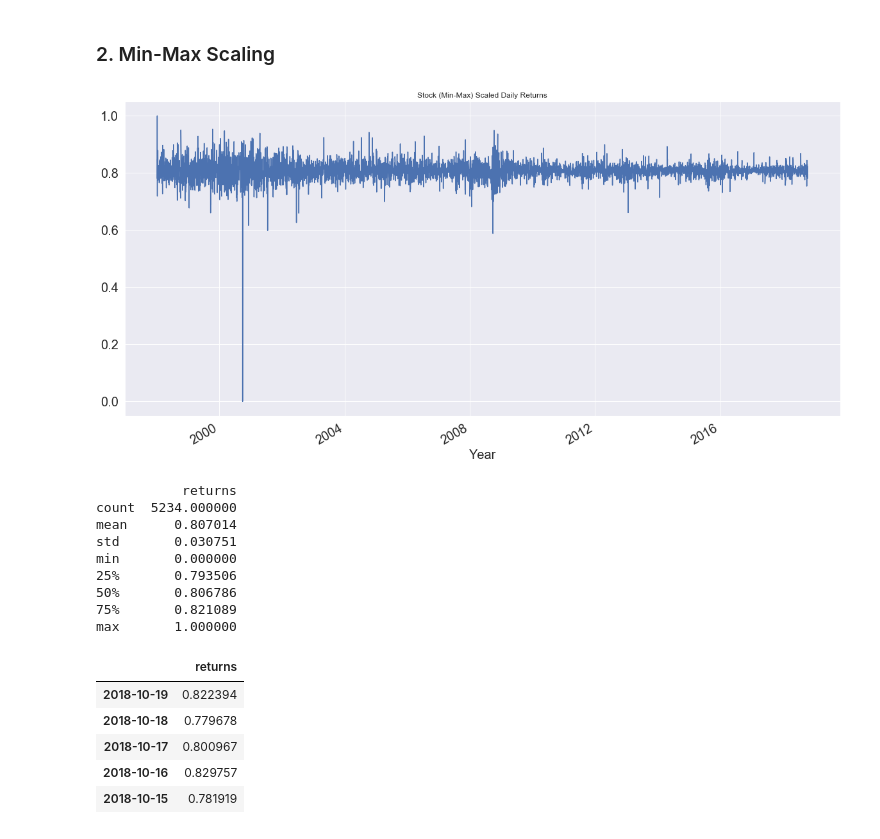
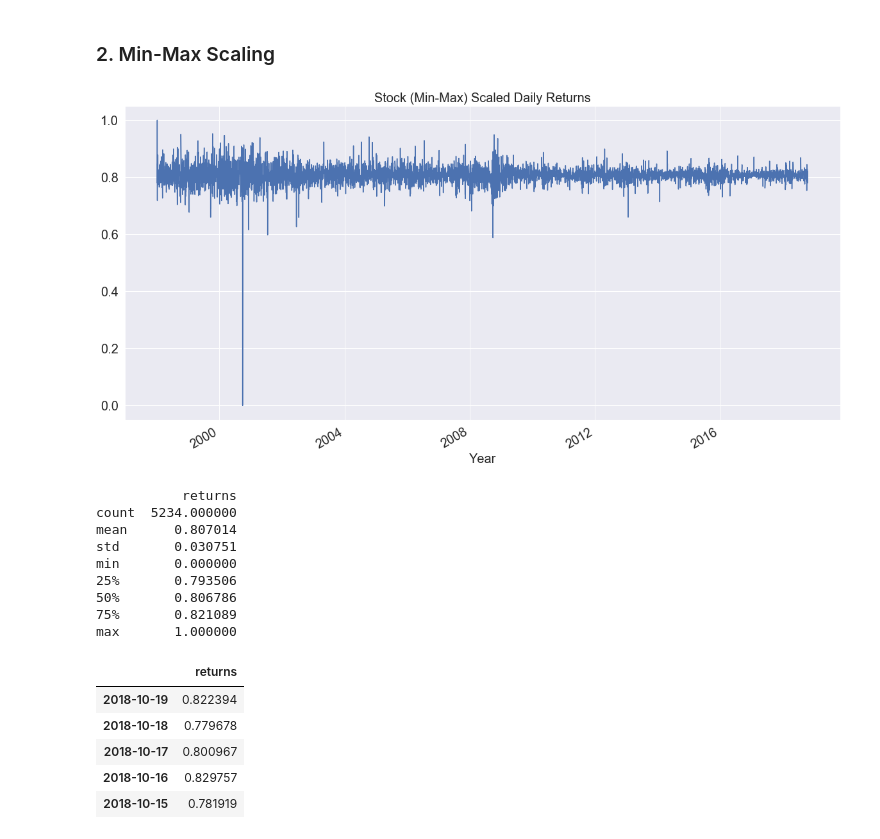
Before and after one commit to Keshav97/Final-Project, a Jupyter notebook: Preprocessing/Preprocessing.ipynb, the cells around one changed output. Cells and saved outputs as stored; diff of their text form; code cells hidden in the pictures.

```diff
--- a/Preprocessing/Preprocessing.ipynb
+++ b/Preprocessing/Preprocessing.ipynb
@@ -54,7 +55,7 @@ None
 def visualise_plot(df, param, title):
     df[param].plot(figsize=(20,10), fontsize=20)
     plt.xlabel('Year', fontsize=20)
-    plt.title(title)
+    plt.title(title, fontsize=20)
     plt.show()
 
 visualise_plot(stocks, 'adj_close', 'Stock (adjusted) close values')
@@ -134,19 +135,19 @@ max    6.276277e+00
 # %%
 # Standard Scaling the data to get 0 mean and 1 Standard Deviation
 def min_max_scaling_data(data):
     temp = data
-    minMaxScaler = pp.MinMaxScaler()
+    minMaxScaler = pp.MinMaxScaler(feature_range=(0,1))
     column_names = temp.columns
     temp = minMaxScaler.fit_transform(temp)
     data = pd.DataFrame(temp, index=data.index, columns = column_names)
     return data
 
 minmax_scaled_stock_returns = min_max_scaling_data(stock_returns)
 visualise_plot(minmax_scaled_stock_returns, 'returns', 'Stock (Min-Max) Scaled Daily Returns')
 print(minmax_scaled_stock_returns.describe())
 minmax_scaled_stock_returns.head()
 # %% [output]
-[figure, old version]
+[figure, new version]
            returns
 count  5234.000000
 mean      0.807014
```
Also changed, not shown: parts of 20 cells of this notebook.
